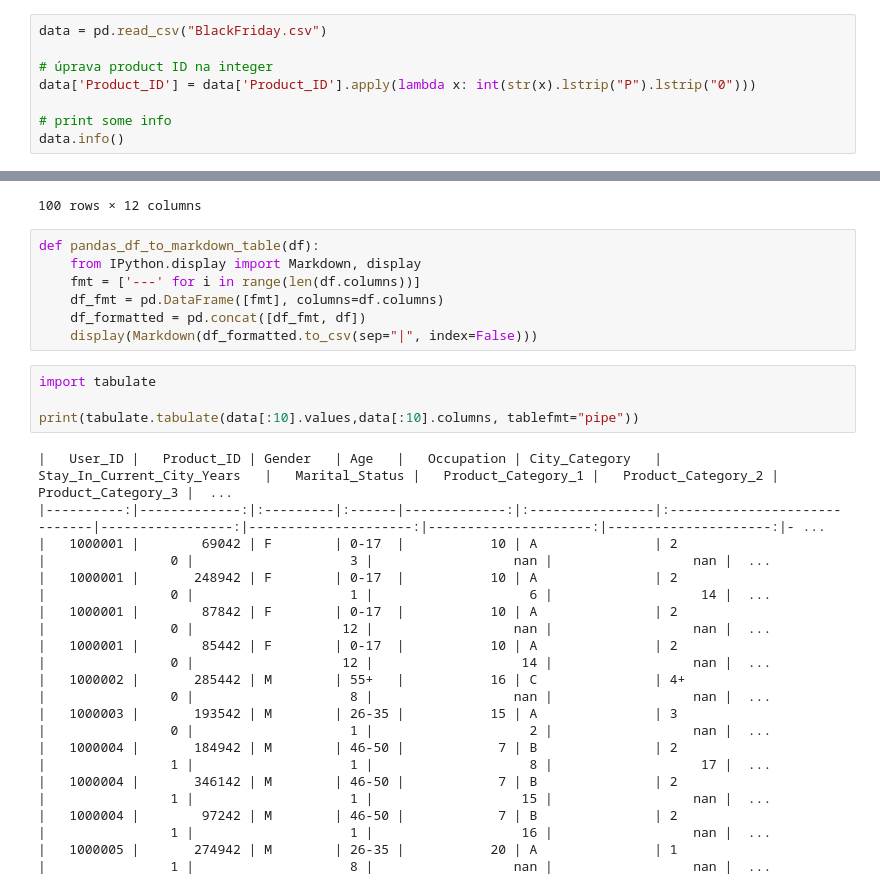
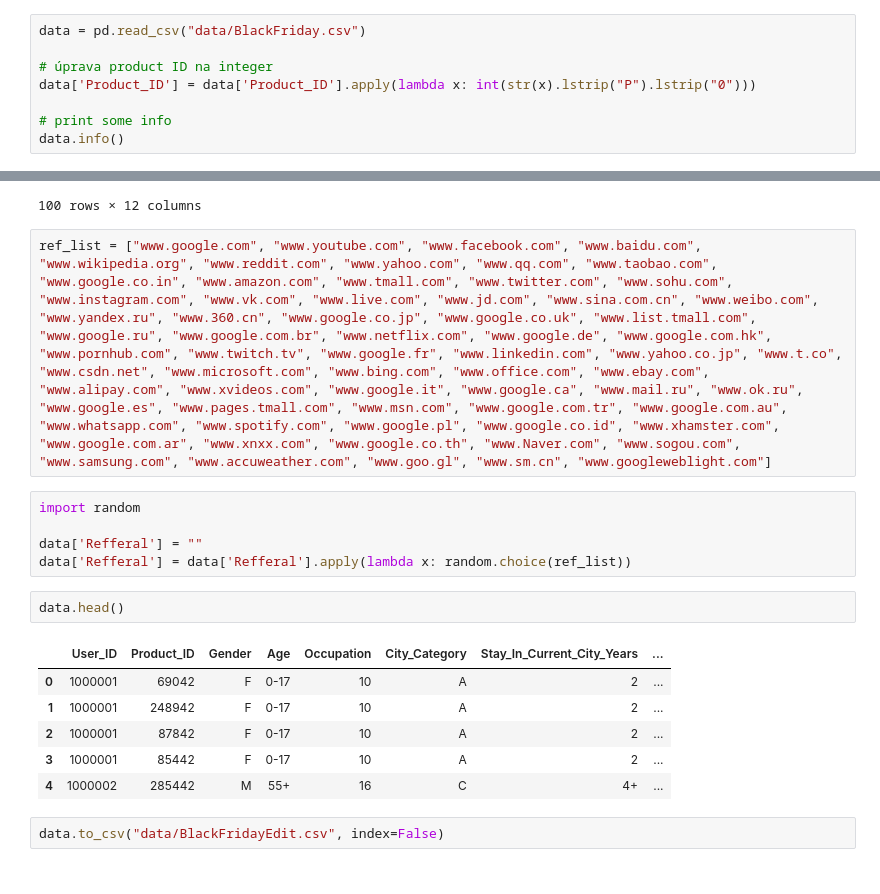
Before and after one commit to mskl/big-homework, a Jupyter notebook: DatasetTransform.ipynb, the cells around one changed output, grey strips where cells are left out. Drawn from its saved outputs; the diff is of its cells as text.

```diff
--- a/DatasetTransform.ipynb
+++ b/DatasetTransform.ipynb
@@ -1,7 +1,7 @@
 # %%
 import pandas as pd
 # %%
-data = pd.read_csv("BlackFriday.csv")
+data = pd.read_csv("data/BlackFriday.csv")
 
 # úprava product ID na integer
 data['Product_ID'] = data['Product_ID'].apply(lambda x: int(str(x).lstrip("P").lstrip("0")))
@@ -47,27 +47,21 @@ data.head(100)
 | 98 | 1000022 | 351142 | M | 18-25 | 15 | A | 4+ | ... |
 | 99 | 1000022 | 213242 | M | 18-25 | 15 | A | 4+ | ... |
 100 rows × 12 columns
-# %%
-def pandas_df_to_markdown_table(df):
-    from IPython.display import Markdown, display
-    fmt = ['---' for i in range(len(df.columns))]
-    df_fmt = pd.DataFrame([fmt], columns=df.columns)
-    df_formatted = pd.concat([df_fmt, df])
-    display(Markdown(df_formatted.to_csv(sep="|", index=False)))
-# %%
-import tabulate
-
-print(tabulate.tabulate(data[:10].values,data[:10].columns, tablefmt="pipe"))
-# %% [output]
-|   User_ID |   Product_ID | Gender   | Age   |   Occupation | City_Category   | Stay_In_Current_City_Years   |   Marital_Status |   Product_Category_1 |   Product_Category_2 |   Product_Category_3 |  ...
-|----------:|-------------:|:---------|:------|-------------:|:----------------|:-----------------------------|-----------------:|---------------------:|---------------------:|---------------------:|- ...
-|   1000001 |        69042 | F        | 0-17  |           10 | A               | 2                            |                0 |                    3 |                  nan |                  nan |  ...
-|   1000001 |       248942 | F        | 0-17  |           10 | A               | 2                            |                0 |                    1 |                    6 |                   14 |  ...
-|   1000001 |        87842 | F        | 0-17  |           10 | A               | 2                            |                0 |                   12 |                  nan |                  nan |  ...
-|   1000001 |        85442 | F        | 0-17  |           10 | A               | 2                            |                0 |                   12 |                   14 |                  nan |  ...
-|   1000002 |       285442 | M        | 55+   |           16 | C               | 4+                           |                0 |                    8 |                  nan |                  nan |  ...
-|   1000003 |       193542 | M        | 26-35 |           15 | A               | 3                            |                0 |                    1 |                    2 |                  nan |  ...
-|   1000004 |       184942 | M        | 46-50 |            7 | B               | 2                            |                1 |                    1 |                    8 |                   17 |  ...
-|   1000004 |       346142 | M        | 46-50 |            7 | B               | 2                            |                1 |                    1 |                   15 |                  nan |  ...
-|   1000004 |        97242 | M        | 46-50 |            7 | B               | 2                            |                1 |                    1 |                   16 |                  nan |  ...
-|   1000005 |       274942 | M        | 26-35 |           20 | A               | 1                            |                1 |                    8 |                  nan |                  nan |  ...
+# %%
+ref_list = ["www.google.com", "www.youtube.com", "www.facebook.com", "www.baidu.com", "www.wikipedia.org", "www.reddit.com", "www.yahoo.com", "www.qq.com", "www.taobao.com", "www.google.co.in", "www.amazon.com", "www.tmall.com", "www.twitter.com", "www.sohu.com", "www.instagram.com", "www.vk.com", "www.live.com", "www.jd.com", "www.sina.com.cn", "www.weibo.com", "www.yandex.ru", "www.360.cn", "www.google.co.jp", "www.google.co.uk", "www.list.tmall.com", "www.google.ru", "www.google.com.br", "www.netflix.com", "www.google.de", "www.google.com.hk", "www.pornhub.com", "www.twitch.tv", "www.google.fr", "www.linkedin.com", "www.yahoo.co.jp", "www.t.co", "www.csdn.net", "www.microsoft.com", "www.bing.com", "www.office.com", "www.ebay.com", "www.alipay.com", "www.xvideos.com", "www.google.it", "www.google.ca", "www.mail.ru", "www.ok.ru", "www.google.es", "www.pages.tmall.com", "www.msn.com", "www.google.com.tr", "www.google.com.au", "www.whatsapp.com", "www.spotify.com", "www.google.pl", "www.google.co.id", "www.xhamster.com", "www.google.com.ar", "www.xnxx.com", "www.google.co.th", "www.Naver.com", "www.sogou.com", "www.samsung.com", "www.accuweather.com", "www.goo.gl", "www.sm.cn", "www.googleweblight.com"]
+# %%
+import random
+
+data['Refferal'] = ""
+data['Refferal'] = data['Refferal'].apply(lambda x: random.choice(ref_list))
+# %%
+data.head()
+# %% [output]
+|  | User_ID | Product_ID | Gender | Age | Occupation | City_Category | Stay_In_Current_City_Years | ... |
+| 0 | 1000001 | 69042 | F | 0-17 | 10 | A | 2 | ... |
+| 1 | 1000001 | 248942 | F | 0-17 | 10 | A | 2 | ... |
+| 2 | 1000001 | 87842 | F | 0-17 | 10 | A | 2 | ... |
+| 3 | 1000001 | 85442 | F | 0-17 | 10 | A | 2 | ... |
+| 4 | 1000002 | 285442 | M | 55+ | 16 | C | 4+ | ... |
+# %%
+data.to_csv("data/BlackFridayEdit.csv", index=False)
```
Also changed, not shown: 17 other files.
